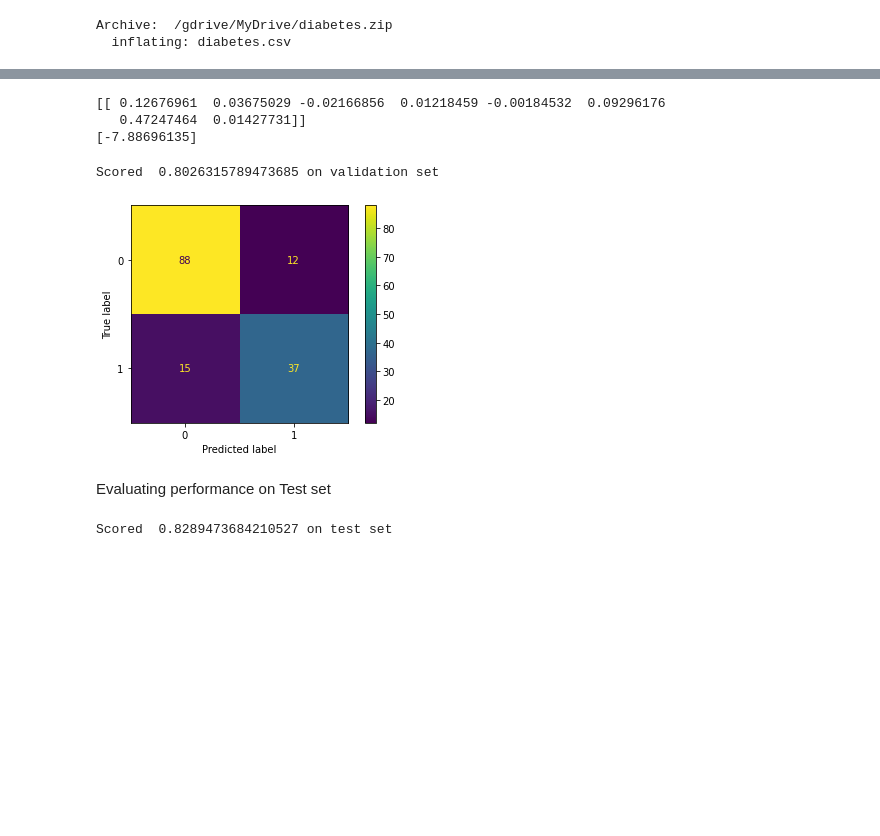
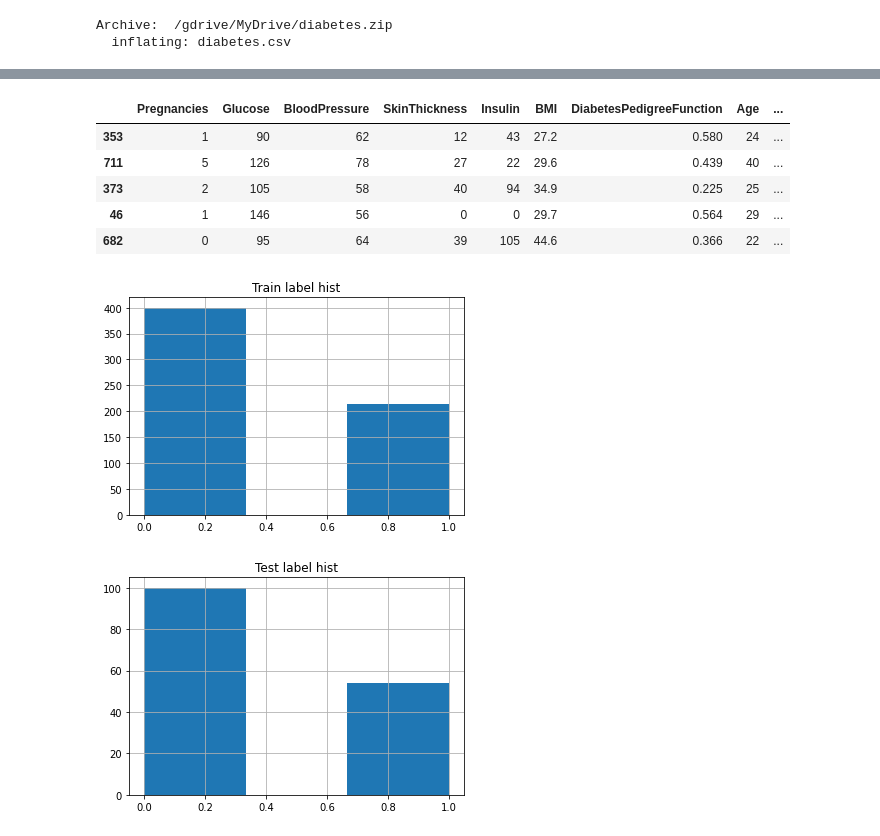
Before and after one commit to giovannidispoto/machine-and-deep-learning-playground, a Jupyter notebook: Diabetes.ipynb, the cells around one changed output, grey strips where cells are left out. Saved outputs shown, nothing was run; the diff lists cells and outputs as text; code cells hidden in the pictures; blank space fills up the shorter version.

```diff
--- a/Diabetes.ipynb
+++ b/Diabetes.ipynb
@@ -199,30 +21,42 @@ LogisticRegression(C=1.0, class_weight=None, dual=False, fit_intercept=True,
-# %%
-print(lasso.coef_)
-print(lasso.intercept_)
-# %% [output]
-[[ 0.12676961  0.03675029 -0.02166856  0.01218459 -0.00184532  0.09296176
-   0.47247464  0.01427731]]
-[-7.88696135]
-# %%
-score = lasso.score(X_test, Y_test)
-
-print("Scored ", score, "on validation set ")
-# %% [output]
-Scored  0.8026315789473685 on validation set
-# %%
-from sklearn.metrics import plot_confusion_matrix
-plot_confusion_matrix(lasso, X_test, Y_test)
-plt.show()
-# %% [output]
-[figure, removed]
-# %% [markdown]
-Evaluating performance on Test set
-# %%
-X = test_data[["Pregnancies",	"Glucose", "BloodPressure",	"SkinThickness","Insulin", "BMI", "DiabetesPedigreeFunction","Age"]]
-Y = test_data['Outcome']
-
-score = lasso.score(X, Y)
-
-print("Scored ", score, "on test set ")
-# %% [output]
-Scored  0.8289473684210527 on test set
+# %%
+import pandas as pd
+import seaborn as sns
+import numpy as np
+from sklearn.model_selection import train_test_split
+import matplotlib.pyplot as plt
+
+
+features = pd.read_csv('diabetes.csv')
+labels = features['Outcome']
+
+train, test = train_test_split(features, test_size=0.2, random_state=42, shuffle=True, stratify=labels)
+train_outcome = train.Outcome
+train_features = train.drop(columns=['Outcome'])
+
+train_features['Insulin'] = train_features['Insulin'] - 1
+train_features['SkinThickness'] = train_features['SkinThickness'] - 1
+train_features['BMI'] = train_features['BMI'] - 1
+train_features['BloodPressure'] = train_features['BloodPressure'] - 1
+train_features['Glucose'] = train_features['Glucose'] - 1
+
+
+test_outcome = test.Outcome
+test_features = test.drop(columns=['Outcome'])
+
+#plot histogram train-test
+train.hist(column='Outcome', bins=3)
+plt.title("Train label hist")
+
+test.hist(column='Outcome', bins=3)
+plt.title("Test label hist")
+
+train.head()
+# %% [output]
+|  | Pregnancies | Glucose | BloodPressure | SkinThickness | Insulin | BMI | DiabetesPedigreeFunction | Age | ... |
+| 353 | 1 | 90 | 62 | 12 | 43 | 27.2 | 0.580 | 24 | ... |
+| 711 | 5 | 126 | 78 | 27 | 22 | 29.6 | 0.439 | 40 | ... |
+| 373 | 2 | 105 | 58 | 40 | 94 | 34.9 | 0.225 | 25 | ... |
+| 46 | 1 | 146 | 56 | 0 | 0 | 29.7 | 0.564 | 29 | ... |
+| 682 | 0 | 95 | 64 | 39 | 105 | 44.6 | 0.366 | 22 | ... |
+[figure, added]
+[figure, added]
```
Also changed, not shown: parts of 46 cells of this notebook.
